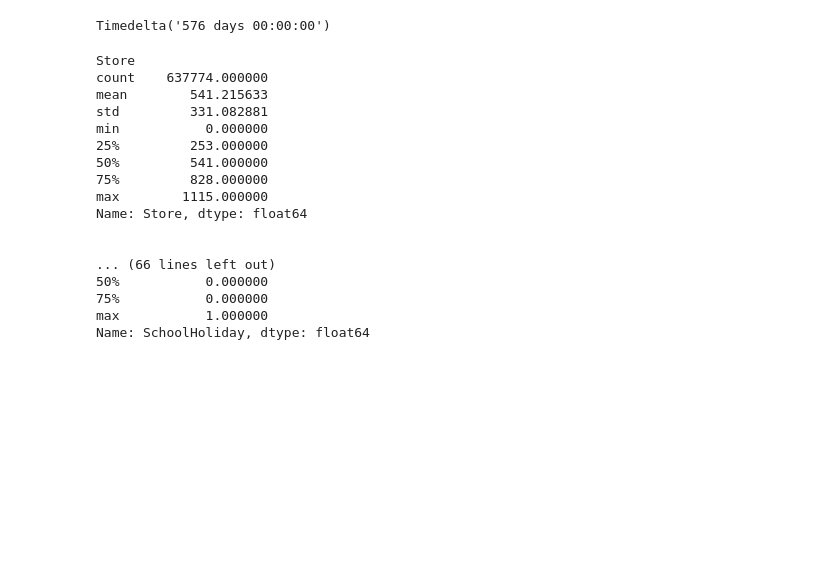
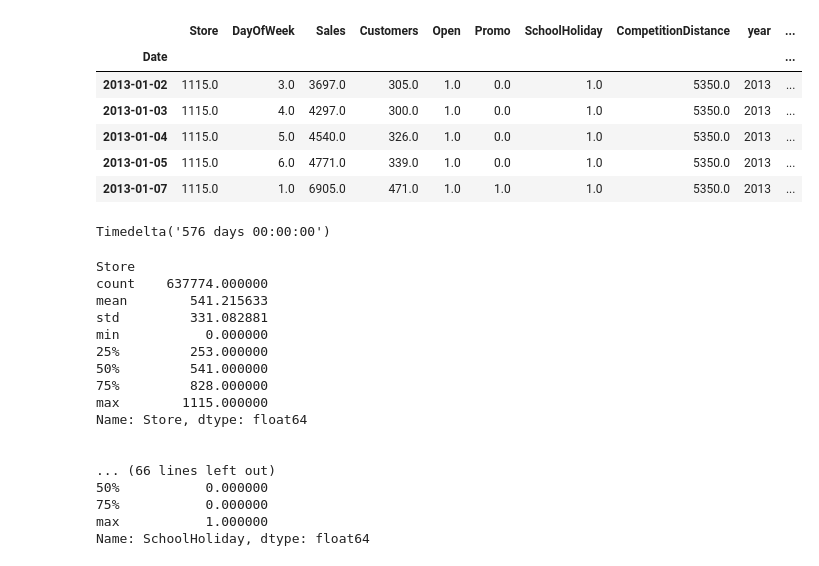
Before and after one commit to LUNDR/DSRCompOne, a Jupyter notebook: Exploratory_analysis.ipynb, the cells around one changed output. Saved outputs shown, nothing was run; the diff lists cells and outputs as text; code cells hidden in the pictures; blank space fills up the shorter version.

Commit message:
Removed old files, updated Model and integrated DataWrangler

```diff
--- a/Exploratory_analysis.ipynb
+++ b/Exploratory_analysis.ipynb
@@ -25,3 +27,15 @@ from datetime import timedelta
+# %%
+data_new.set_index('Date', inplace=True)
+# %%
+data_new.head()
+# %% [output]
+|  | Store | DayOfWeek | Sales | Customers | Open | Promo | SchoolHoliday | CompetitionDistance | year | ... |
+| Date |  |  |  |  |  |  |  |  |  | ... |
+| 2013-01-02 | 1115.0 | 3.0 | 3697.0 | 305.0 | 1.0 | 0.0 | 1.0 | 5350.0 | 2013 | ... |
+| 2013-01-03 | 1115.0 | 4.0 | 4297.0 | 300.0 | 1.0 | 0.0 | 1.0 | 5350.0 | 2013 | ... |
+| 2013-01-04 | 1115.0 | 5.0 | 4540.0 | 326.0 | 1.0 | 0.0 | 1.0 | 5350.0 | 2013 | ... |
+| 2013-01-05 | 1115.0 | 6.0 | 4771.0 | 339.0 | 1.0 | 0.0 | 1.0 | 5350.0 | 2013 | ... |
+| 2013-01-07 | 1115.0 | 1.0 | 6905.0 | 471.0 | 1.0 | 1.0 | 1.0 | 5350.0 | 2013 | ... |
 # %%
 data_path = 'data/train.csv'
 df = pd.read_csv(data_path, index_col=0,parse_dates=[0])
```
Also changed, not shown: parts of 1 cell of this notebook, 2 other files.
